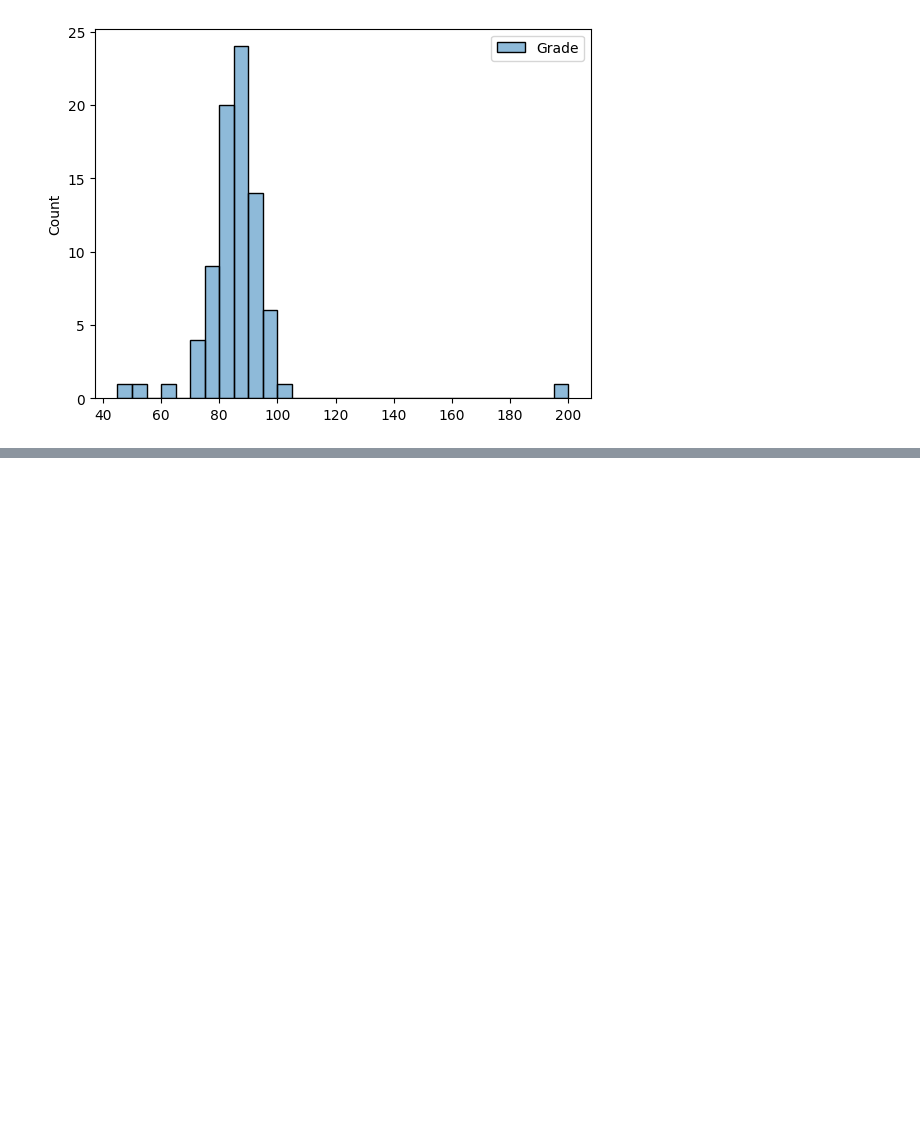
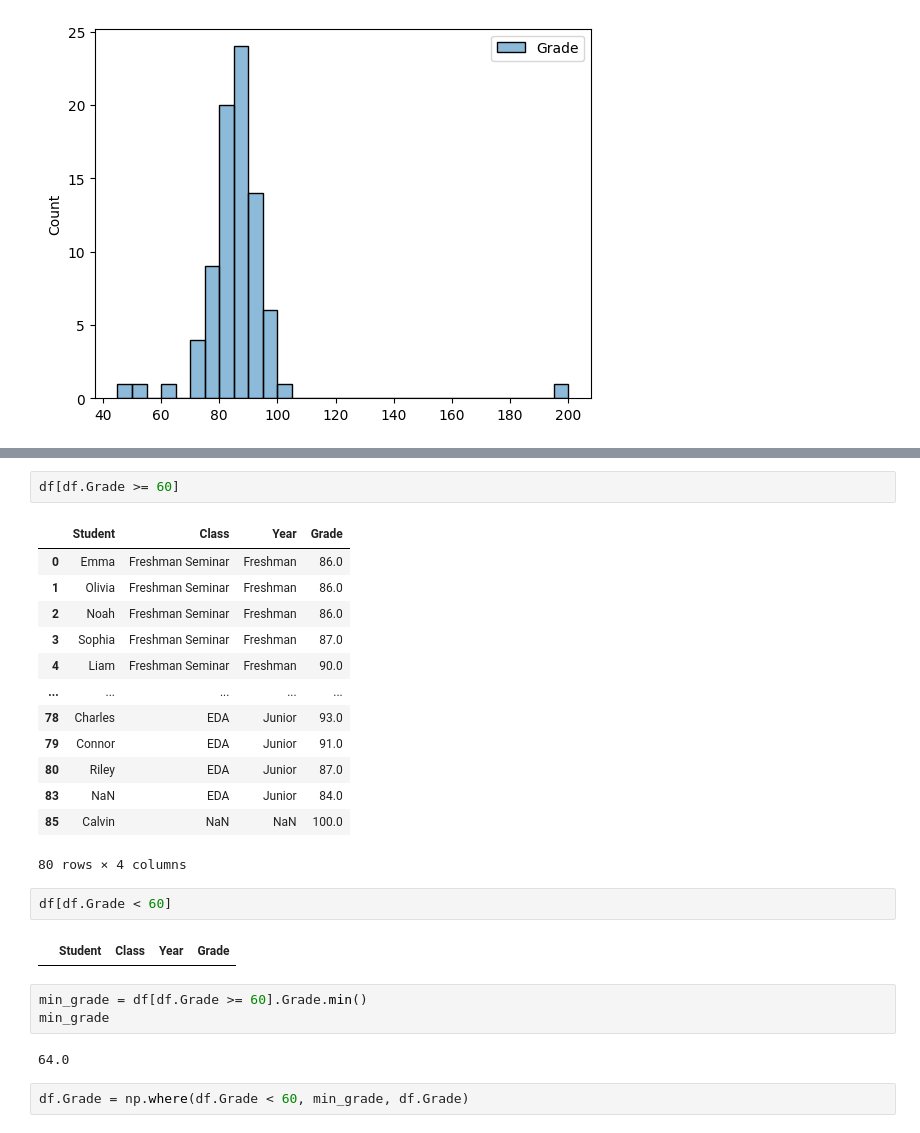
Before and after one commit to Jdalarmi/DataScience, a Jupyter notebook: app/Exploratory_Data_Analysis/practice_pyetl.ipynb, the cells around one changed output, grey strips where cells are left out. Drawn from its saved outputs; the diff is of its cells as text; blank space fills up the shorter version.

```diff
--- a/app/Exploratory_Data_Analysis/practice_pyetl.ipynb
+++ b/app/Exploratory_Data_Analysis/practice_pyetl.ipynb
@@ -155,0 +205,27 @@ sns.histplot(df_grades, binwidth=5);
+# %%
+df[df.Grade >= 60]
+# %% [output]
+|  | Student | Class | Year | Grade |
+| 0 | Emma | Freshman Seminar | Freshman | 86.0 |
+| 1 | Olivia | Freshman Seminar | Freshman | 86.0 |
+| 2 | Noah | Freshman Seminar | Freshman | 86.0 |
+| 3 | Sophia | Freshman Seminar | Freshman | 87.0 |
+| 4 | Liam | Freshman Seminar | Freshman | 90.0 |
+| ... | ... | ... | ... | ... |
+| 78 | Charles | EDA | Junior | 93.0 |
+| 79 | Connor | EDA | Junior | 91.0 |
+| 80 | Riley | EDA | Junior | 87.0 |
+| 83 | NaN | EDA | Junior | 84.0 |
+| 85 | Calvin | NaN | NaN | 100.0 |
+80 rows × 4 columns
+# %%
+df[df.Grade < 60]
+# %% [output]
+|  | Student | Class | Year | Grade |
+# %%
+min_grade = df[df.Grade >= 60].Grade.min()
+min_grade
+# %% [output]
+64.0
+# %%
+df.Grade = np.where(df.Grade < 60, min_grade, df.Grade)
```
Also changed, not shown: parts of 21 cells of this notebook, 4 other files.
